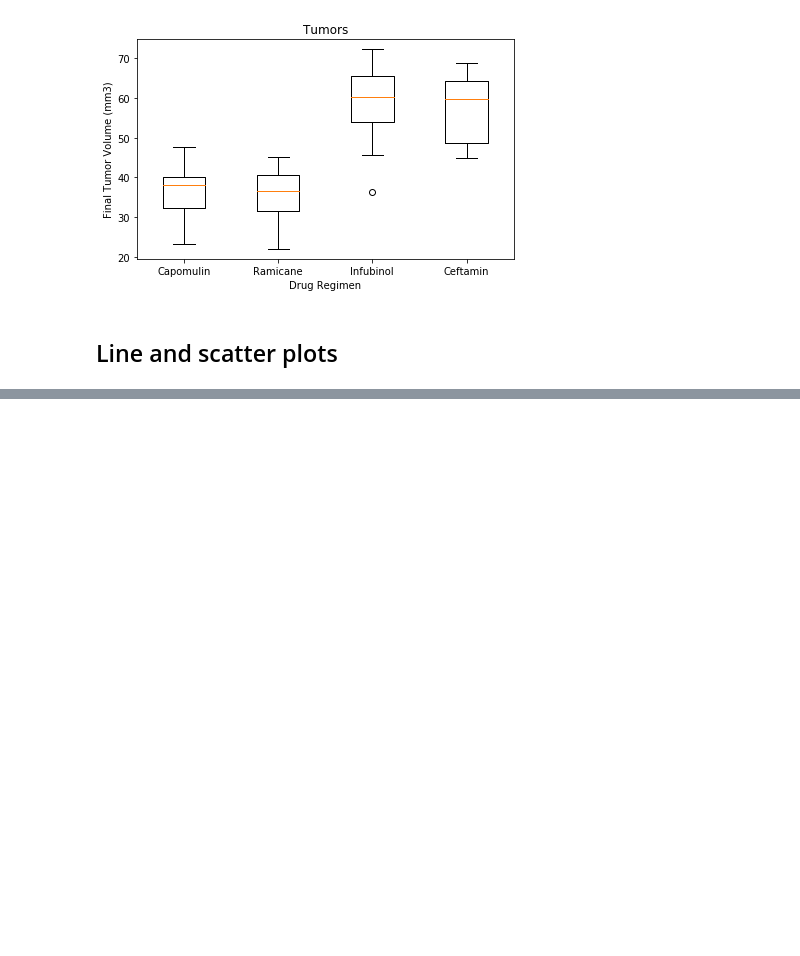
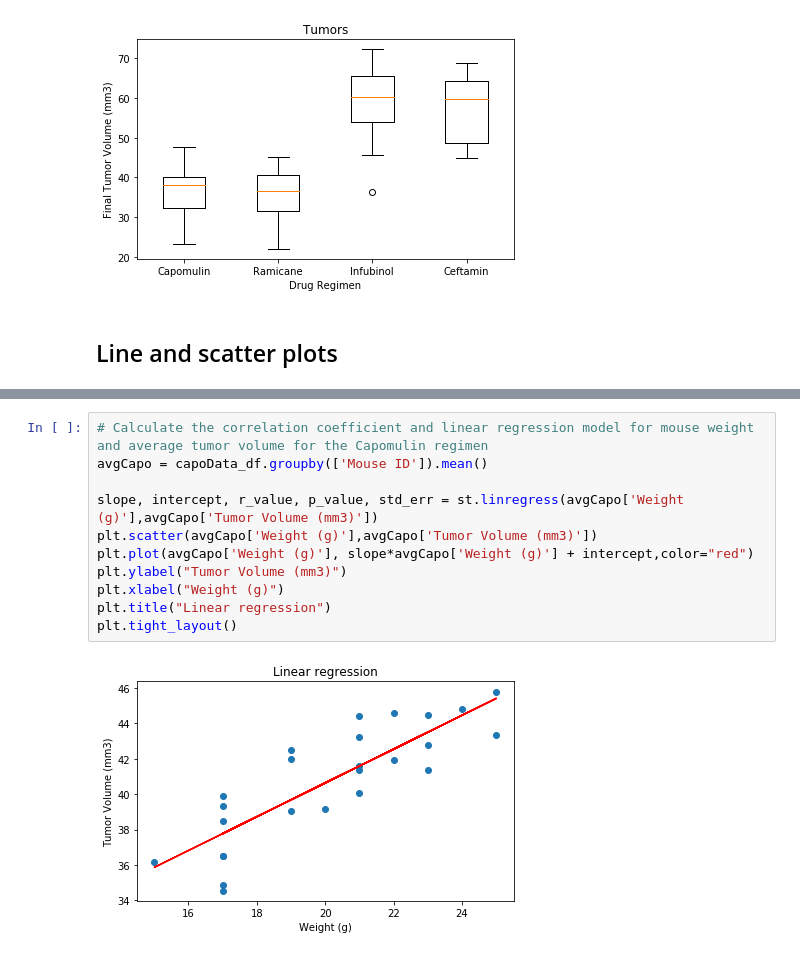
Before and after one commit to TravisDC5/matplotlib-challenege, a Jupyter notebook: 05-Matplotlib_HW_Instructions_Pymaceuticals_pymaceuticals_starter.ipynb, the cells around one changed output, grey strips where cells are left out. Drawn from its saved outputs; the diff is of its cells as text; blank space fills up the shorter version.

```diff
--- a/05-Matplotlib_HW_Instructions_Pymaceuticals_pymaceuticals_starter.ipynb
+++ b/05-Matplotlib_HW_Instructions_Pymaceuticals_pymaceuticals_starter.ipynb
@@ -229,0 +236,13 @@ plt.show()
+# %%
+# Calculate the correlation coefficient and linear regression model for mouse weight and average tumor volume for the Capomulin regimen
+avgCapo = capoData_df.groupby(['Mouse ID']).mean()
+
+slope, intercept, r_value, p_value, std_err = st.linregress(avgCapo['Weight (g)'],avgCapo['Tumor Volume (mm3)'])
+plt.scatter(avgCapo['Weight (g)'],avgCapo['Tumor Volume (mm3)'])
+plt.plot(avgCapo['Weight (g)'], slope*avgCapo['Weight (g)'] + intercept,color="red")
+plt.ylabel("Tumor Volume (mm3)")
+plt.xlabel("Weight (g)")
+plt.title("Linear regression")
+plt.tight_layout()
+# %% [output]
+[figure, added]
```
Also changed, not shown: parts of 4 cells of this notebook.
